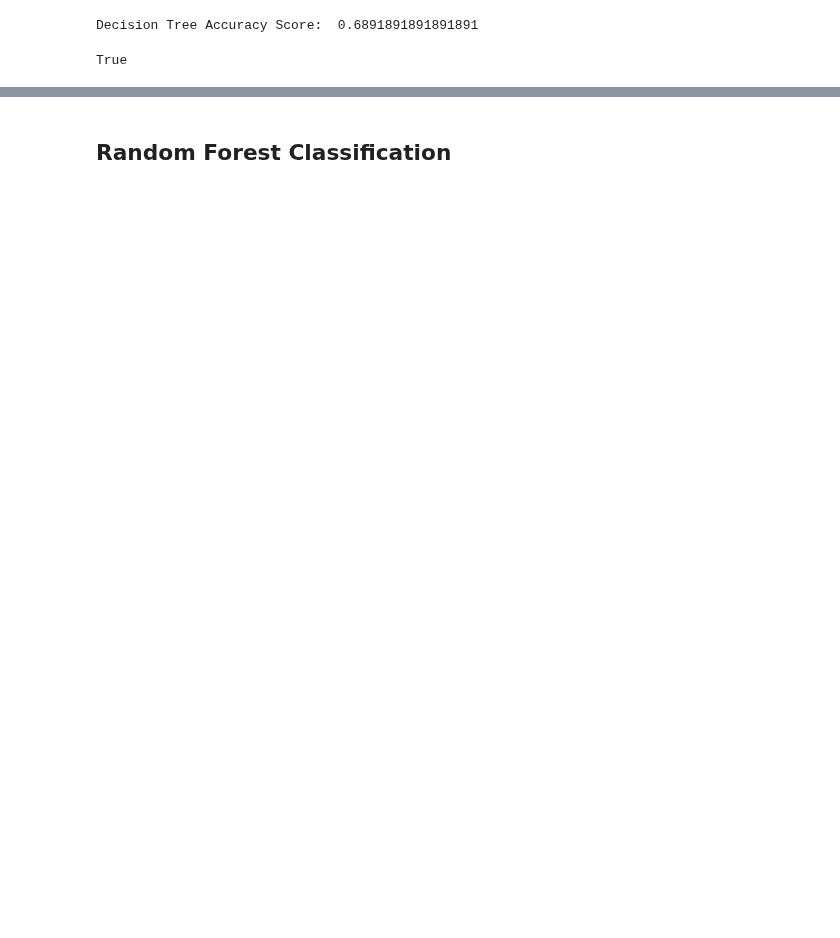
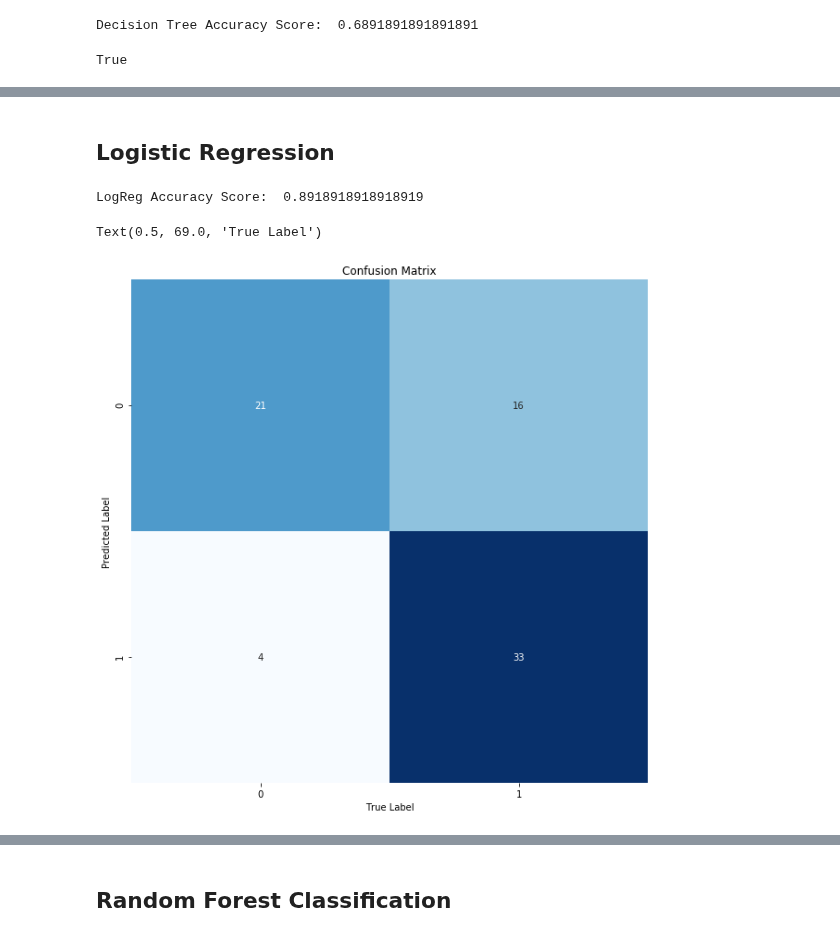
Before and after one commit to ljsauer/LaunchCode, a Jupyter notebook: Final Project - Model/Heart_Disease_Model.ipynb, the cells around one changed output, grey strips where cells are left out. Saved outputs shown, nothing was run; the diff lists cells and outputs as text; code cells hidden in the pictures; blank space fills up the shorter version.

```diff
--- a/Final Project - Model/Heart_Disease_Model.ipynb
+++ b/Final Project - Model/Heart_Disease_Model.ipynb
@@ -99,3 +114,31 @@ graph.write_png("decision_tree.png")
 True
 # %% [markdown]
 ![Decision Tree Visualization](decision_tree.png)
+# %% [markdown]
+## Logistic Regression
+# %%
+from sklearn.linear_model import LogisticRegression
+
+X = heart.drop(columns='heart_disease')
+y = heart.heart_disease
+
+def logreg(X, y):
+
+    X_train, X_test, y_train, y_test = train_test_split(X, y)
+
+    logreg = LogisticRegression()
+    model = logreg.fit(X_train, y_train)
+    epochs = 1000
+    score = []
+
+    while epochs > 0:
+        score.append(model.score(X_test, y_test))
+        epochs -= 1
+
+    return mean(score)
+
+lg_score_one = logreg(X, y)
+
+print("LogReg Accuracy Score: ", lg_score_one)
+# %% [output]
+LogReg Accuracy Score:  0.8918918918918919
@@ -101,0 +161,20 @@ True
+# %%
+from sklearn.metrics import confusion_matrix
+
+X = heart.drop(columns='heart_disease')
+y = heart.heart_disease
+
+X_train, X_test, y_train, y_test = train_test_split(X, y, random_state=1)
+
+y_pred = logreg_avg_pred(X, y)
+
+df = confusion_matrix(y_test, y_pred)
+
+sns.heatmap(df, annot=True, cbar=None, cmap="Blues")
+plt.rcParams["figure.figsize"] = [12.0, 10.0]
+plt.title("Confusion Matrix")
+plt.ylabel("Predicted Label")
+plt.xlabel("True Label")
+# %% [output]
+Text(0.5, 69.0, 'True Label')
+[figure, added]
```
Also changed, not shown: parts of 31 cells of this notebook.
